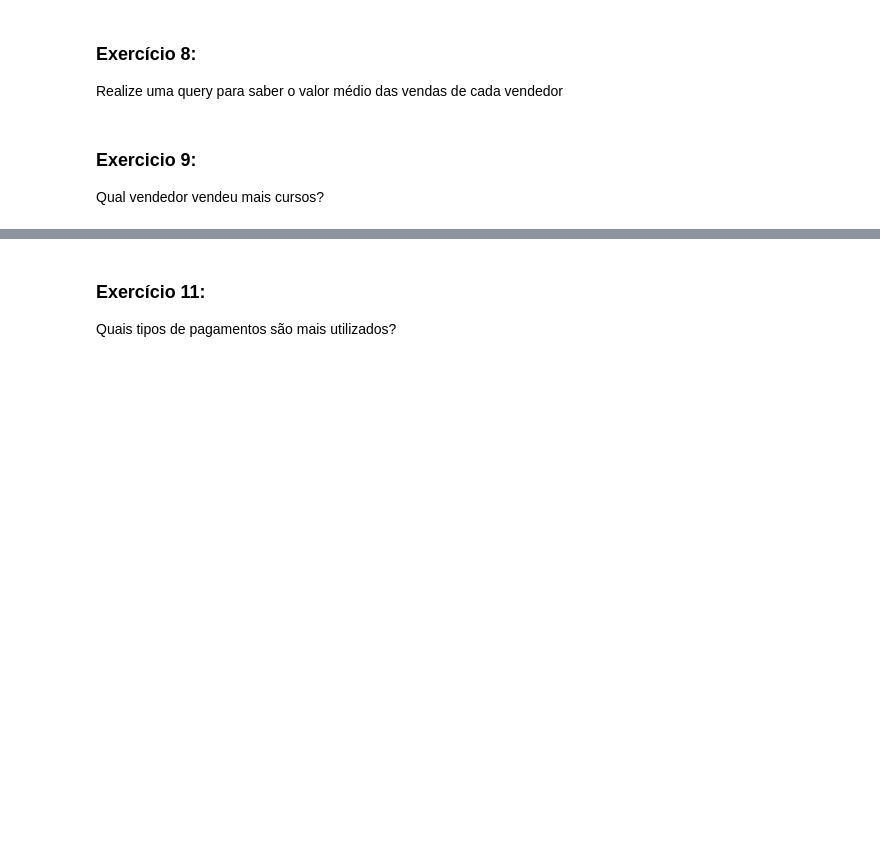
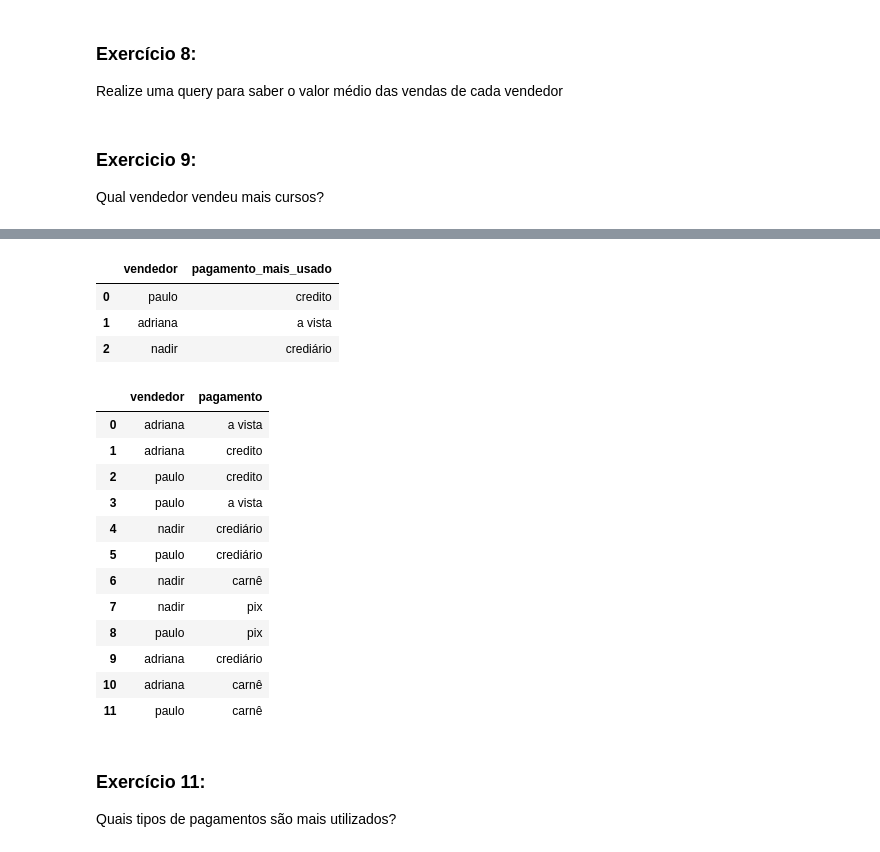
Before and after one commit to carolinarutililima/ADA_Santander, a Jupyter notebook: Banco de Dados I/aula_6 final.ipynb, the cells around one changed output, grey strips where cells are left out. Cells and saved outputs as stored; diff of their text form; code cells hidden in the pictures; blank space fills up the shorter version.

```diff
--- a/Banco de Dados I/aula_6 final.ipynb
+++ b/Banco de Dados I/aula_6 final.ipynb
@@ -400,3 +437,51 @@ Quais os tipos de pagamentos mais usado por cada vendedor?
+# %%
+query = """
+SELECT v.vendedor,
+       (SELECT p.pagamento
+        FROM ada.transacoes AS t
+        JOIN ada.pagamentos AS p ON p.id_pagamento = t.id_pagamento
+        WHERE t.id_vendedor = v.id_vendedor
+        GROUP BY t.id_vendedor, p.pagamento
+        ORDER BY COUNT(*) DESC
+        LIMIT 1) AS pagamento_mais_usado
+FROM ada.vendedores AS v;
+
+"""
+
+df = pd.read_sql_query(query, con = engine)
+df
+# %% [output]
+|  | vendedor | pagamento_mais_usado |
+| 0 | paulo | credito |
+| 1 | adriana | a vista |
+| 2 | nadir | crediário |
+# %%
+query = """
+SELECT v.vendedor, p.pagamento
+    FROM ada.transacoes AS t
+    LEFT JOIN ada.pagamentos AS p ON p.id_pagamento = t.id_pagamento
+    LEFT JOIN ada.vendedores AS v ON v.id_vendedor = t.id_vendedor
+    GROUP BY t.id_vendedor, v.vendedor, p.pagamento
+    ORDER BY COUNT(*) DESC
+
+"""
+
+df = pd.read_sql_query(query, con = engine)
+df
+# %% [output]
+|  | vendedor | pagamento |
+| 0 | adriana | a vista |
+| 1 | adriana | credito |
+| 2 | paulo | credito |
+| 3 | paulo | a vista |
+| 4 | nadir | crediário |
+| 5 | paulo | crediário |
+| 6 | nadir | carnê |
+| 7 | nadir | pix |
+| 8 | paulo | pix |
+| 9 | adriana | crediário |
+| 10 | adriana | carnê |
+| 11 | paulo | carnê |
 # %% [markdown]
 ### Exercício 11:
 
```
Also changed, not shown: parts of 5 cells of this notebook, 2 other files.
